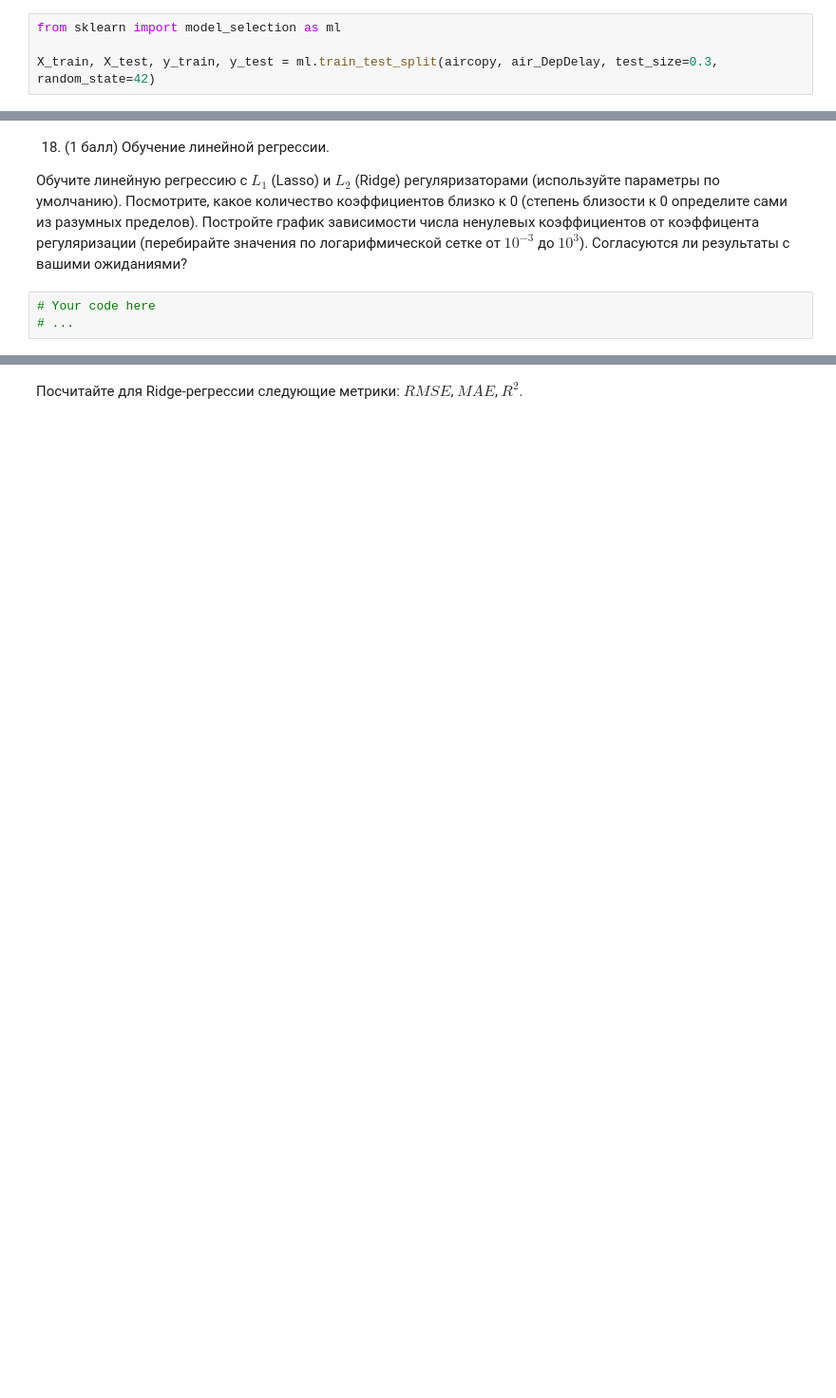
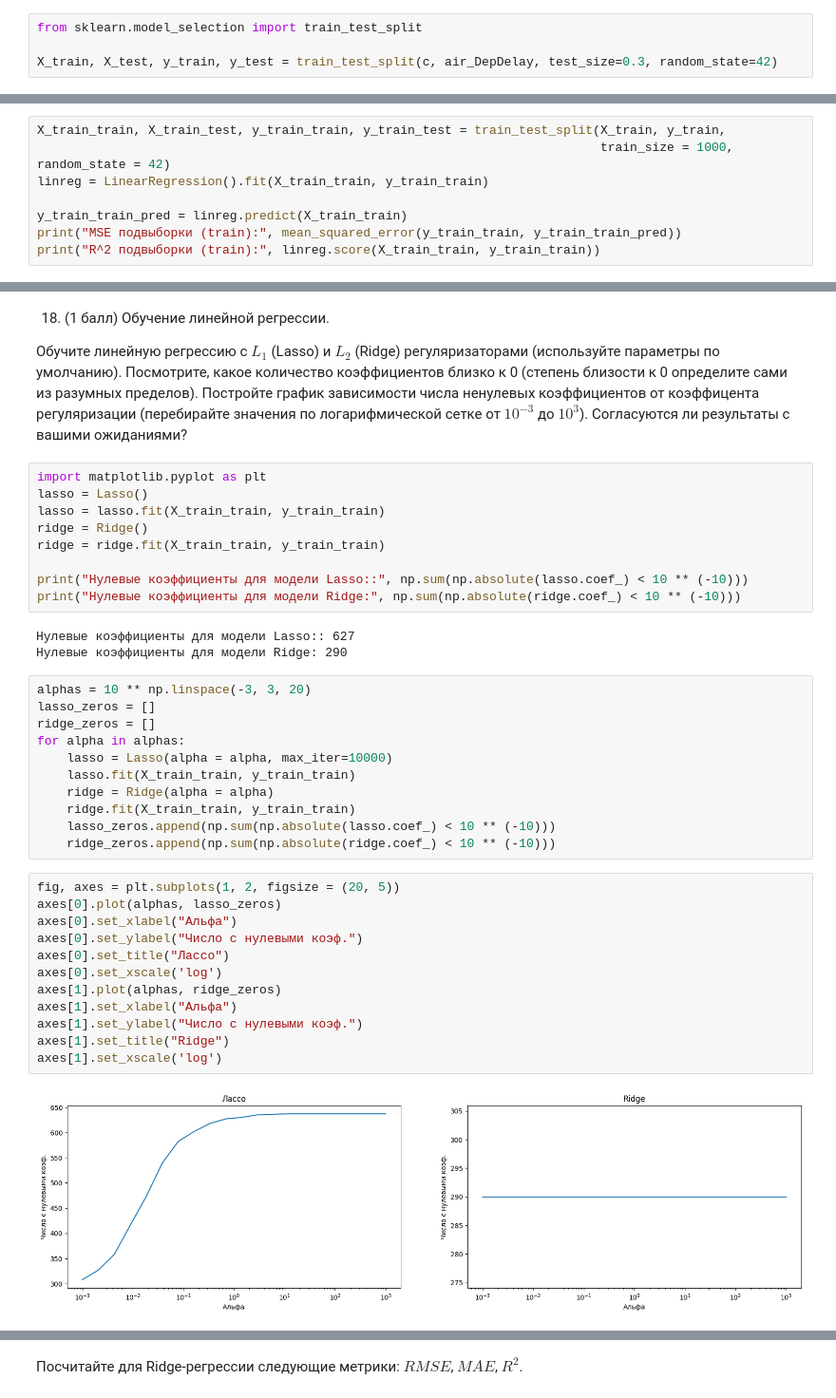
Before and after one commit to ElizavetaPermyakova/MachineLearning2023, a Jupyter notebook: homework 02/homework-practice-02-linregr.ipynb, the cells around one changed output, grey strips where cells are left out. Shown at 95% size. Saved outputs shown, nothing was run; the diff lists cells and outputs as text; blank space fills up the shorter version.

```diff
--- a/homework 02/homework-practice-02-linregr.ipynb
+++ b/homework 02/homework-practice-02-linregr.ipynb
@@ -646,9 +654,9 @@ c.columns.size
 # %% [markdown]
 **16. (0.5 балла)** Разбейте выборку и вектор целевой переменной на обучение и контроль в отношении 70/30 (для этого можно использовать, например, функцию [train_test_split](http://scikit-learn.org/stable/modules/generated/sklearn.cross_validation.train_test_split.html)).
 # %%
-from sklearn import model_selection as ml
+from sklearn.model_selection import train_test_split
 
-X_train, X_test, y_train, y_test = ml.train_test_split(aircopy, air_DepDelay, test_size=0.3, random_state=42)
+X_train, X_test, y_train, y_test = train_test_split(c, air_DepDelay, test_size=0.3, random_state=42)
 # %% [markdown]
 ### Scikit-learn
 
@@ -668,0 +678,8 @@ $$MSE(X, y) = \frac{1}{l} \sum_{i=1}^l (<w, x_i> - y_i)^2 \to \min_{w},$$
+# %%
+X_train_train, X_train_test, y_train_train, y_train_test = train_test_split(X_train, y_train,
+                                                                            train_size = 1000, random_state = 42)
+linreg = LinearRegression().fit(X_train_train, y_train_train)
+
+y_train_train_pred = linreg.predict(X_train_train)
+print("MSE подвыборки (train):", mean_squared_error(y_train_train, y_train_train_pred))
+print("R^2 подвыборки (train):", linreg.score(X_train_train, y_train_train))
@@ -680,6 +710,40 @@ $$MSE_{L2}(X, y) = \frac{1}{l} \sum_{i=1}^l (<w, x_i> - y_i)^2 + \alpha ||w||_2^
 
 
 Обучите линейную регрессию с $L_1$ (Lasso) и $L_2$ (Ridge) регуляризаторами (используйте параметры по умолчанию). Посмотрите, какое количество коэффициентов близко к 0 (степень близости к 0 определите сами из разумных пределов). Постройте график зависимости числа ненулевых коэффициентов от коэффицента регуляризации (перебирайте значения по логарифмической сетке от $10^{-3}$ до $10^3$). Согласуются ли результаты с вашими ожиданиями?
-# %%
-# Your code here
-# ...
+# %%
+import matplotlib.pyplot as plt
+lasso = Lasso()
+lasso = lasso.fit(X_train_train, y_train_train)
+ridge = Ridge()
+ridge = ridge.fit(X_train_train, y_train_train)
+
+print("Нулевые коэффициенты для модели Lasso::", np.sum(np.absolute(lasso.coef_) < 10 ** (-10)))
+print("Нулевые коэффициенты для модели Ridge:", np.sum(np.absolute(ridge.coef_) < 10 ** (-10)))
+# %% [output]
+Нулевые коэффициенты для модели Lasso:: 627
+Нулевые коэффициенты для модели Ridge: 290
+# %%
+alphas = 10 ** np.linspace(-3, 3, 20)
+lasso_zeros = []
+ridge_zeros = []
+for alpha in alphas:
+    lasso = Lasso(alpha = alpha, max_iter=10000)
+    lasso.fit(X_train_train, y_train_train)
+    ridge = Ridge(alpha = alpha)
+    ridge.fit(X_train_train, y_train_train)
+    lasso_zeros.append(np.sum(np.absolute(lasso.coef_) < 10 ** (-10)))
+    ridge_zeros.append(np.sum(np.absolute(ridge.coef_) < 10 ** (-10)))
+# %%
+fig, axes = plt.subplots(1, 2, figsize = (20, 5))
+axes[0].plot(alphas, lasso_zeros)
+axes[0].set_xlabel("Альфа")
+axes[0].set_ylabel("Число с нулевыми коэф.")
+axes[0].set_title("Лассо")
+axes[0].set_xscale('log')
+axes[1].plot(alphas, ridge_zeros)
+axes[1].set_xlabel("Альфа")
+axes[1].set_ylabel("Число с нулевыми коэф.")
+axes[1].set_title("Ridge")
+axes[1].set_xscale('log')
+# %% [output]
+[figure, added]
```
Also changed, not shown: parts of 26 cells of this notebook.
